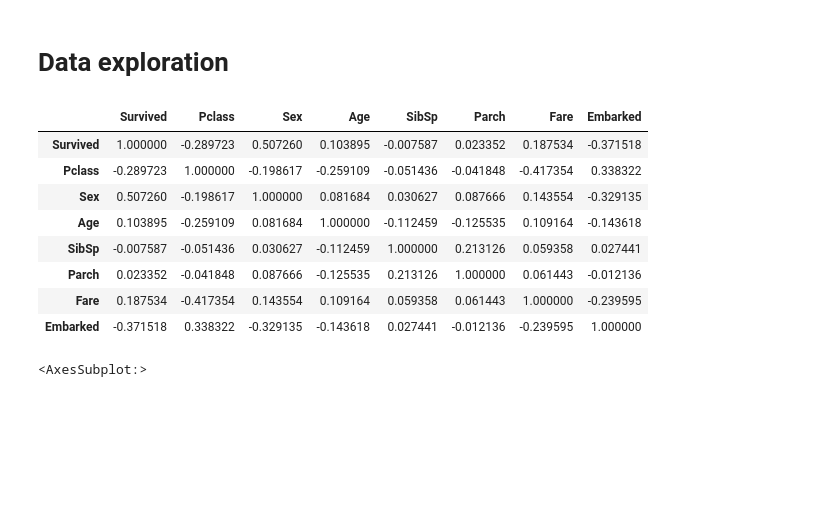
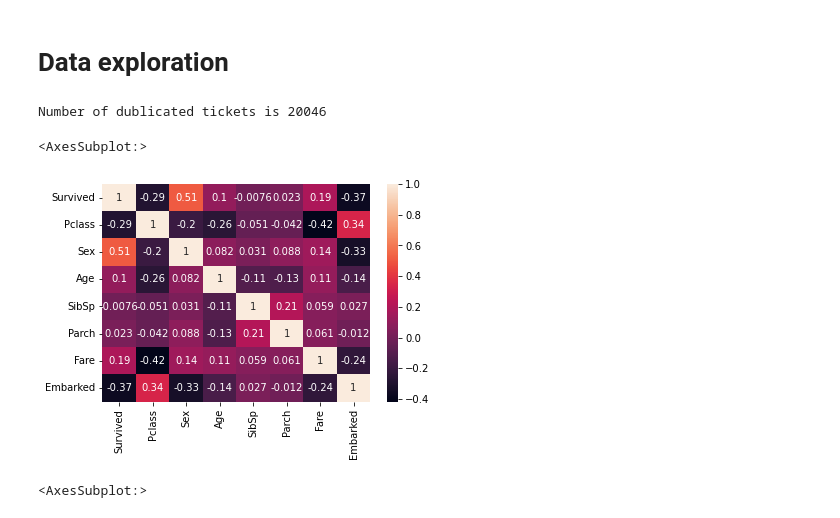
Before and after one commit to Anetta314159/2_data_exploration, a Jupyter notebook: eda.ipynb, the cells around one changed output. Cells and saved outputs as stored; diff of their text form; code cells hidden in the pictures; blank space fills up the shorter version.

```diff
--- a/eda.ipynb
+++ b/eda.ipynb
@@ -106,20 +127,21 @@ df.head()
 # Data exploration
 # %%
 # Исследование данных
+# %%
+df_ticket = df['Ticket'];
+df_ticket = df_ticket.dropna();
+dublicated_ticket = len(df_ticket[df_ticket.duplicated() == True]);
+print(f'Number of dublicated tickets is {dublicated_ticket}');
+# %% [output]
+Number of dublicated tickets is 20046
 # %%
 pass_data = df.drop(columns=['Name', 'PassengerId', 'Ticket', 'Cabin']);
 pass_data.dropna()
-pass_data.corr()
+pass_corr = pass_data.corr();
+sns.heatmap(data=pass_corr, annot=True)
 # %% [output]
-|  | Survived | Pclass | Sex | Age | SibSp | Parch | Fare | Embarked |
-| Survived | 1.000000 | -0.289723 | 0.507260 | 0.103895 | -0.007587 | 0.023352 | 0.187534 | -0.371518 |
-| Pclass | -0.289723 | 1.000000 | -0.198617 | -0.259109 | -0.051436 | -0.041848 | -0.417354 | 0.338322 |
-| Sex | 0.507260 | -0.198617 | 1.000000 | 0.081684 | 0.030627 | 0.087666 | 0.143554 | -0.329135 |
-| Age | 0.103895 | -0.259109 | 0.081684 | 1.000000 | -0.112459 | -0.125535 | 0.109164 | -0.143618 |
-| SibSp | -0.007587 | -0.051436 | 0.030627 | -0.112459 | 1.000000 | 0.213126 | 0.059358 | 0.027441 |
-| Parch | 0.023352 | -0.041848 | 0.087666 | -0.125535 | 0.213126 | 1.000000 | 0.061443 | -0.012136 |
-| Fare | 0.187534 | -0.417354 | 0.143554 | 0.109164 | 0.059358 | 0.061443 | 1.000000 | -0.239595 |
-| Embarked | -0.371518 | 0.338322 | -0.329135 | -0.143618 | 0.027441 | -0.012136 | -0.239595 | 1.000000 |
+<AxesSubplot:>
+[figure, added]
 # %%
 pass_data['Survived'].replace({0:'No',1:'Yes'},inplace=True)
 pass_data['Pclass'].replace({1:'1st',2:'2nd', 3:'3rd'},inplace=True)
```
Also changed, not shown: parts of 9 cells of this notebook.
